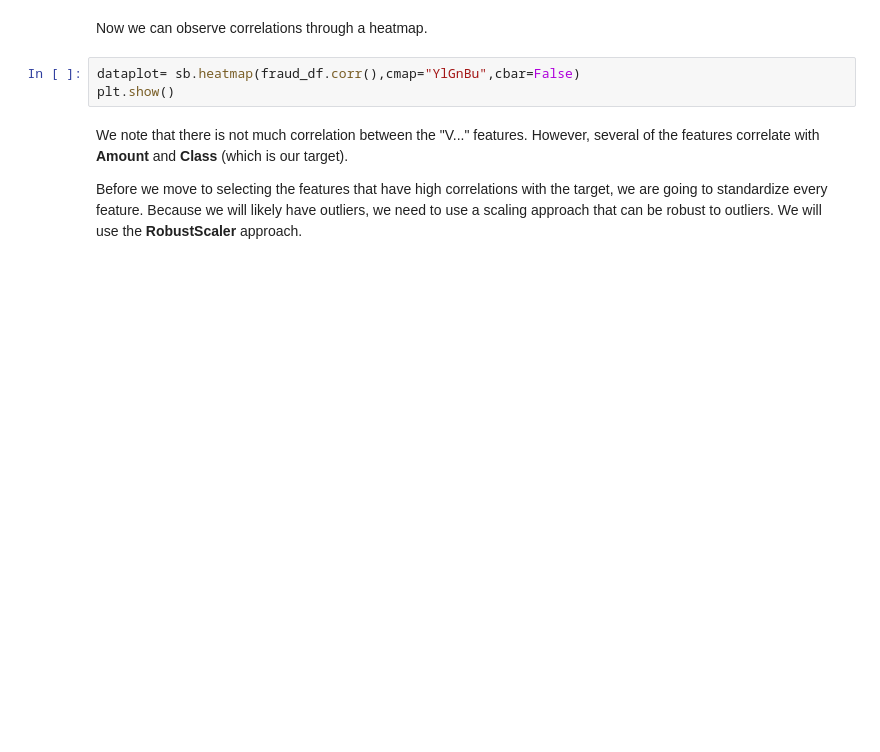
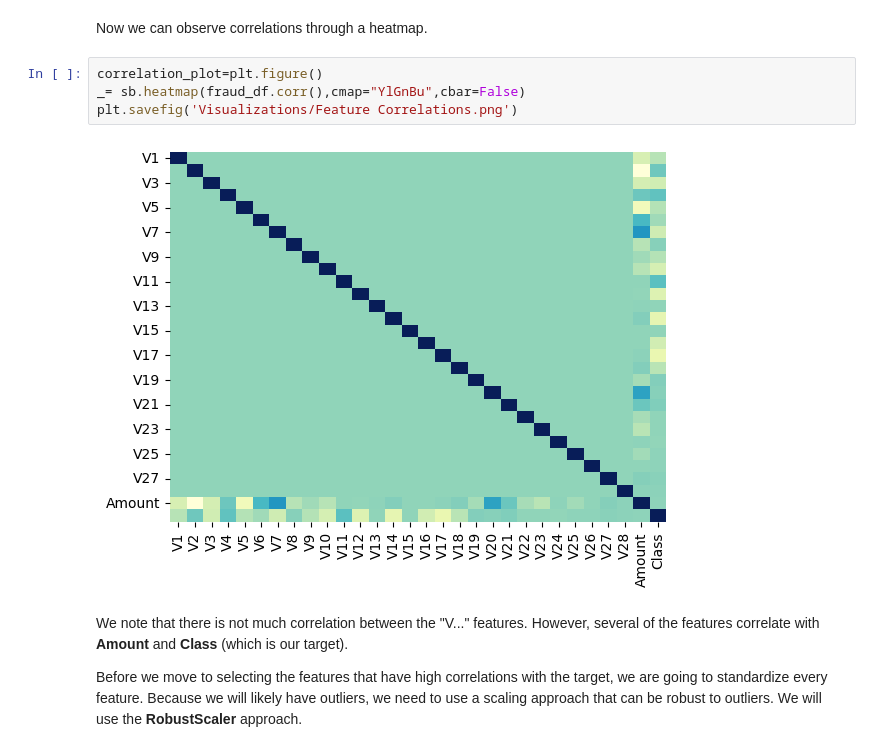
Before and after one commit to jpw24/Data-Science-Repository, a Jupyter notebook: Fraud Detection Python and SQL.ipynb, the cells around one changed output. Drawn from its saved outputs; the diff is of its cells as text; blank space fills up the shorter version.

```diff
--- a/Fraud Detection Python and SQL.ipynb
+++ b/Fraud Detection Python and SQL.ipynb
@@ -132,8 +155,11 @@ fraud_df.corr()
 # %% [markdown]
 Now we can observe correlations through a heatmap.
 # %%
-dataplot= sb.heatmap(fraud_df.corr(),cmap="YlGnBu",cbar=False)
-plt.show()
+correlation_plot=plt.figure()
+_= sb.heatmap(fraud_df.corr(),cmap="YlGnBu",cbar=False)
+plt.savefig('Visualizations/Feature Correlations.png')
+# %% [output]
+[figure, added]
 # %% [markdown]
 We note that there is not much correlation between the "V..." features. However, several of the features correlate with <b>Amount</b> and <b>Class</b> (which is our target).
 
```
Also changed, not shown: parts of 38 cells of this notebook, 14 other files.
